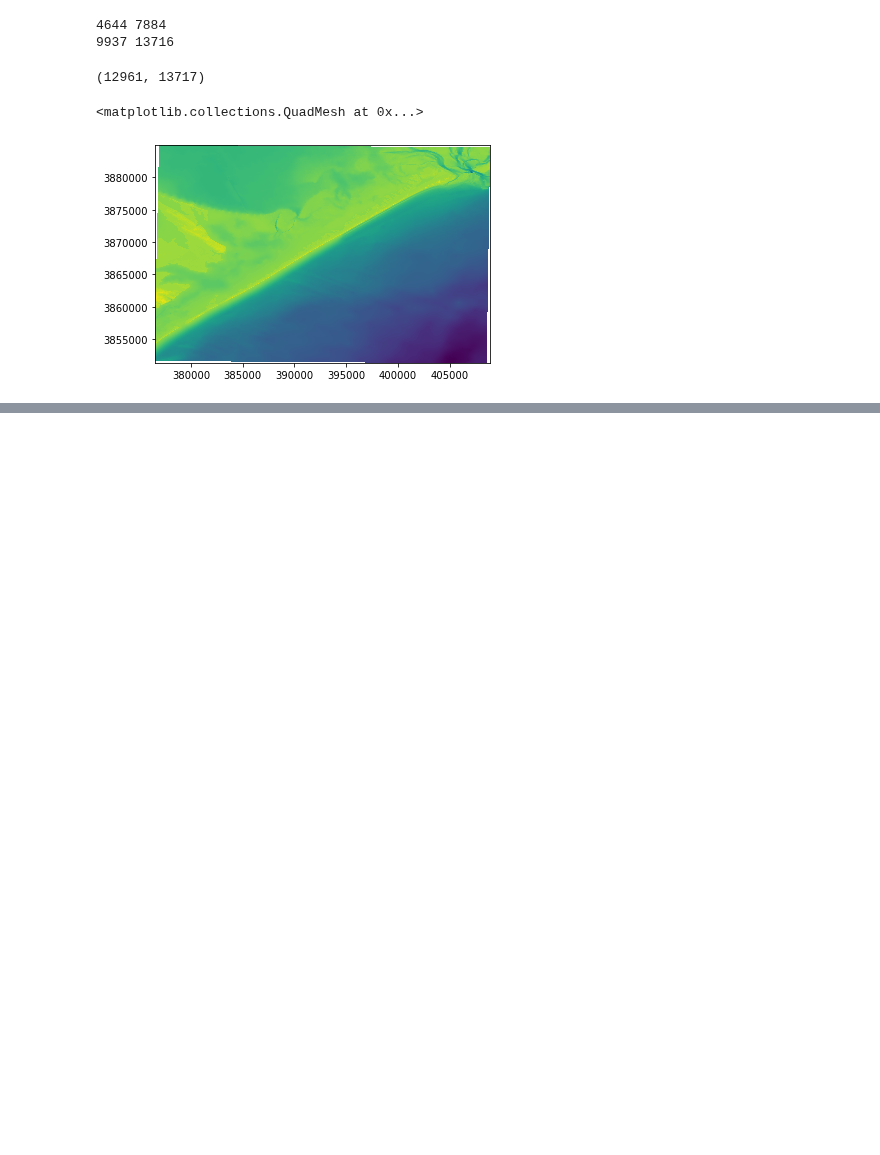
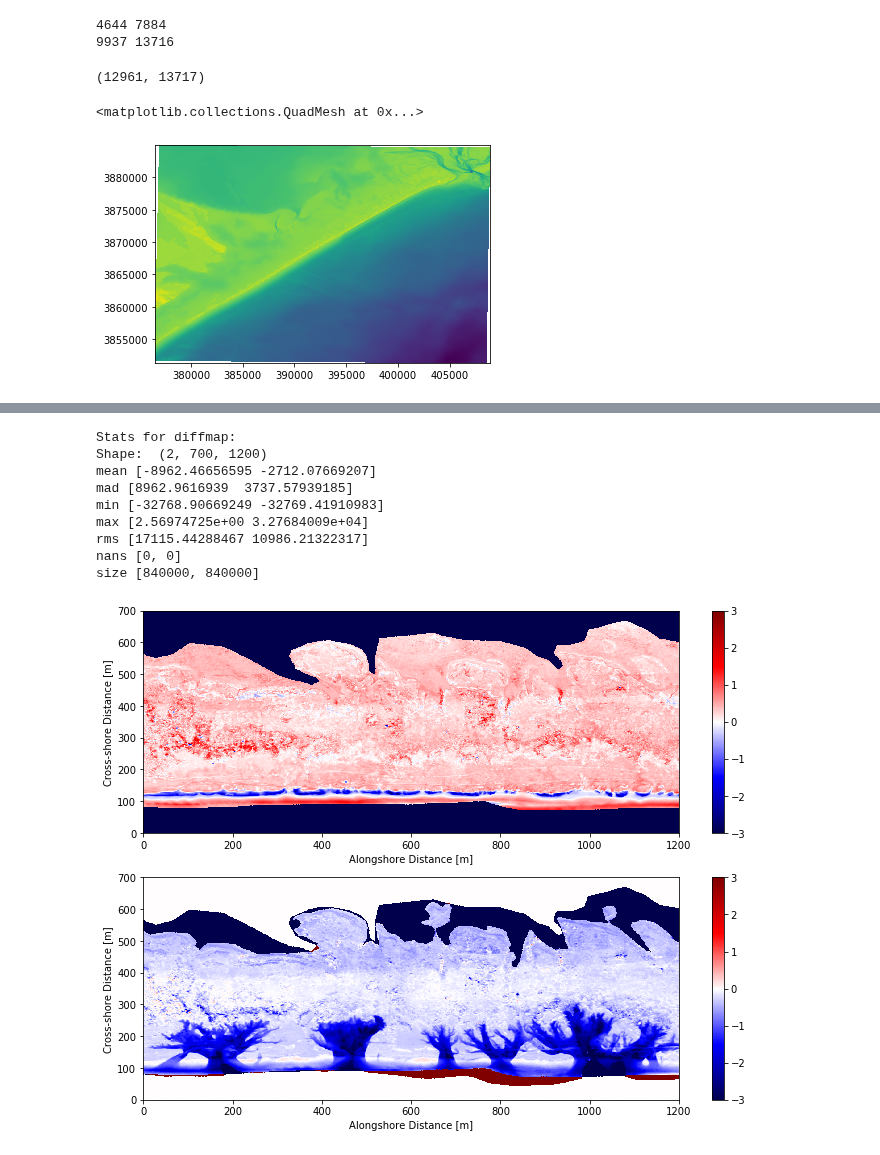
Before and after one commit to csherwood-usgs/CoreBx, a Jupyter notebook: Core_Bx_grid1.ipynb, the cells around one changed output, grey strips where cells are left out. Saved outputs shown, nothing was run; the diff lists cells and outputs as text; code cells hidden in the pictures; blank space fills up the shorter version.

```diff
--- a/Core_Bx_grid1.ipynb
+++ b/Core_Bx_grid1.ipynb
@@ -225,0 +290,26 @@ dsa = xr.concat(dslist, dim='map')
+# %%
+diffmap = np.diff(dsa,axis=0)
+print("Stats for diffmap:")
+map_stats(diffmap)
+# plot diff maps
+dcmap=plt.cm.seismic
+dcmap.set_bad(color='darkgray')
+
+plt.subplots(figsize=(12,9))
+for i in range(2):
+    # small plots of elevation
+    plt.subplot(2,1,i+1); plt.pcolormesh(diffmap[i,:,:],cmap=dcmap,vmin=-3,vmax=3.)
+    plt.ylabel('Cross-shore Distance [m]')
+    plt.xlabel('Alongshore Distance [m]')
+    plt.colorbar()
+# %% [output]
+Stats for diffmap:
+Shape:  (2, 700, 1200)
+mean [-8962.46656595 -2712.07669207]
+mad [8962.9616939  3737.57939185]
+min [-32768.90669249 -32769.41910983]
+max [2.56974725e+00 3.27684009e+04]
+rms [17115.44288467 10986.21322317]
+nans [0, 0]
+size [840000, 840000]
+[figure, added]
```
Also changed, not shown: parts of 8 cells of this notebook.
